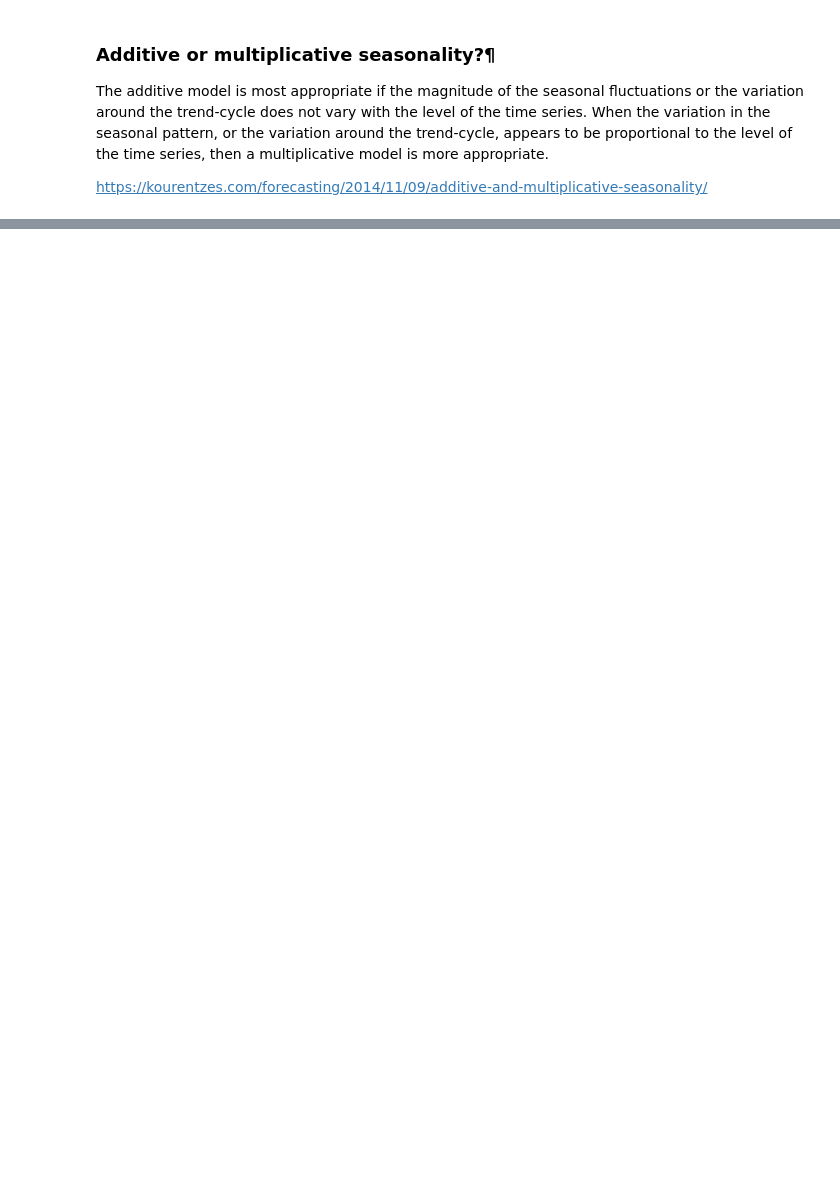
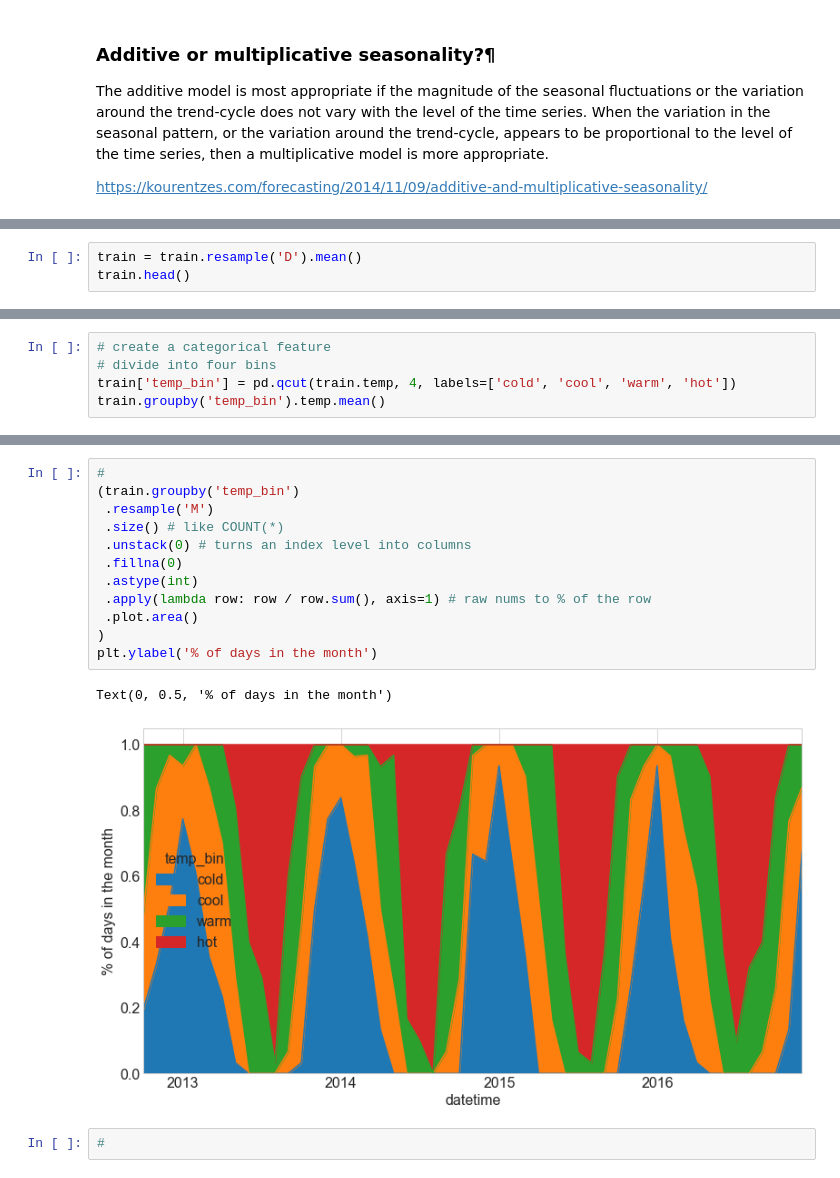
Before and after one commit to segovialori/time-series-exercises, a Jupyter notebook: time_series_eda_lesson.ipynb, the cells around one changed output, grey strips where cells are left out. Drawn from its saved outputs; the diff is of its cells as text; blank space fills up the shorter version.

```diff
--- a/time_series_eda_lesson.ipynb
+++ b/time_series_eda_lesson.ipynb
@@ -470,0 +743,3 @@ https://kourentzes.com/forecasting/2014/11/09/additive-and-multiplicative-season
+# %%
+train = train.resample('D').mean()
+train.head()
@@ -470,0 +764,5 @@ https://kourentzes.com/forecasting/2014/11/09/additive-and-multiplicative-season
+# %%
+# create a categorical feature
+# divide into four bins
+train['temp_bin'] = pd.qcut(train.temp, 4, labels=['cold', 'cool', 'warm', 'hot'])
+train.groupby('temp_bin').temp.mean()
@@ -470,0 +839,17 @@ https://kourentzes.com/forecasting/2014/11/09/additive-and-multiplicative-season
+# %%
+#
+(train.groupby('temp_bin')
+ .resample('M')
+ .size() # like COUNT(*)
+ .unstack(0) # turns an index level into columns
+ .fillna(0)
+ .astype(int)
+ .apply(lambda row: row / row.sum(), axis=1) # raw nums to % of the row
+ .plot.area()
+)
+plt.ylabel('% of days in the month')
+# %% [output]
+Text(0, 0.5, '% of days in the month')
+[figure, added]
+# %%
+#
```
Also changed, not shown: parts of 66 cells of this notebook.
